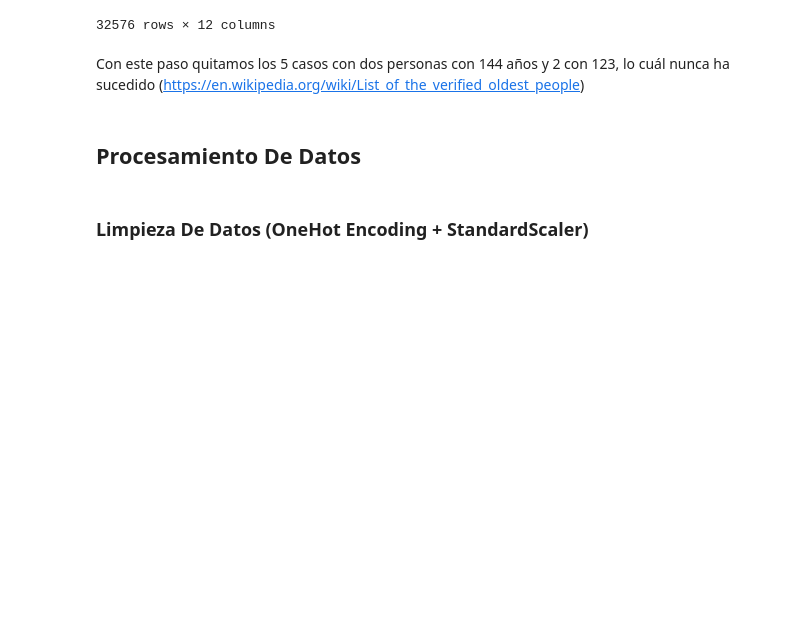
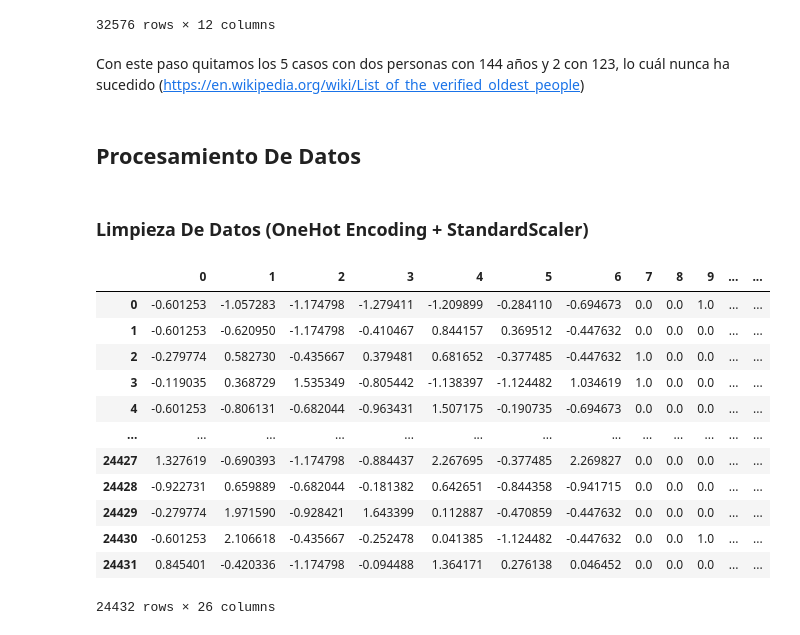
Before and after one commit to ch0fas/proyecto-final-aem, a Jupyter notebook: ProyectoFinal_E2_Sofia_Cesar.ipynb, the cells around one changed output. Cells and saved outputs as stored; diff of their text form; code cells hidden in the pictures; blank space fills up the shorter version.

```diff
--- a/ProyectoFinal_E2_Sofia_Cesar.ipynb
+++ b/ProyectoFinal_E2_Sofia_Cesar.ipynb
@@ -164,8 +164,49 @@ Con este paso quitamos los 5 casos con dos personas con 144 años y 2 con 123, l
 # %%
 X = df.drop(columns=['loan_status'])
 Y = df['loan_status']
+# %%
+X_train, X_test, Y_train, Y_test = train_test_split(X,Y,test_size=0.25,random_state=42)
 # %% [markdown]
 ### Limpieza De Datos (OneHot Encoding + StandardScaler)
 # %%
-variables_num = X.select_dtypes(include=['float64', 'int64']).columns.values
+variables_num = X_train.select_dtypes(include=['float64', 'int64']).columns.values
 variables_num = variables_num[variables_num != 'y']
+cat_variables = X_train.select_dtypes(include=['object', 'bool']).columns.values
+# %%
+pipe_num = Pipeline(steps=[
+    ('imputer', SimpleImputer(strategy='median')),
+    ('scaler', StandardScaler())
+])
+
+pipe_cat = Pipeline(steps=[
+    ('imputer', SimpleImputer(strategy='constant', fill_value='missing')),
+    ('onehot', OneHotEncoder(handle_unknown='ignore'))
+])
+
+preprocessor = ColumnTransformer(
+    transformers=[
+        ('num', pipe_num, variables_num),
+        ('cat', pipe_cat, cat_variables)
+    ]
+)
+
+ohe = preprocessor.fit(X_train)
+
+X_train_t = preprocessor.fit_transform(X_train)
+X_test_t = preprocessor.fit_transform(X_test)
+# %%
+pd.DataFrame(X_train_t)
+# %% [output]
+|  | 0 | 1 | 2 | 3 | 4 | 5 | 6 | 7 | 8 | 9 | ... | ... |
+| 0 | -0.601253 | -1.057283 | -1.174798 | -1.279411 | -1.209899 | -0.284110 | -0.694673 | 0.0 | 0.0 | 1.0 | ... | ... |
+| 1 | -0.601253 | -0.620950 | -1.174798 | -0.410467 | 0.844157 | 0.369512 | -0.447632 | 0.0 | 0.0 | 0.0 | ... | ... |
+| 2 | -0.279774 | 0.582730 | -0.435667 | 0.379481 | 0.681652 | -0.377485 | -0.447632 | 1.0 | 0.0 | 0.0 | ... | ... |
+| 3 | -0.119035 | 0.368729 | 1.535349 | -0.805442 | -1.138397 | -1.124482 | 1.034619 | 1.0 | 0.0 | 0.0 | ... | ... |
+| 4 | -0.601253 | -0.806131 | -0.682044 | -0.963431 | 1.507175 | -0.190735 | -0.694673 | 0.0 | 0.0 | 0.0 | ... | ... |
+| ... | ... | ... | ... | ... | ... | ... | ... | ... | ... | ... | ... | ... |
+| 24427 | 1.327619 | -0.690393 | -1.174798 | -0.884437 | 2.267695 | -0.377485 | 2.269827 | 0.0 | 0.0 | 0.0 | ... | ... |
+| 24428 | -0.922731 | 0.659889 | -0.682044 | -0.181382 | 0.642651 | -0.844358 | -0.941715 | 0.0 | 0.0 | 0.0 | ... | ... |
+| 24429 | -0.279774 | 1.971590 | -0.928421 | 1.643399 | 0.112887 | -0.470859 | -0.447632 | 0.0 | 0.0 | 0.0 | ... | ... |
+| 24430 | -0.601253 | 2.106618 | -0.435667 | -0.252478 | 0.041385 | -1.124482 | -0.447632 | 0.0 | 0.0 | 1.0 | ... | ... |
+| 24431 | 0.845401 | -0.420336 | -1.174798 | -0.094488 | 1.364171 | 0.276138 | 0.046452 | 0.0 | 0.0 | 0.0 | ... | ... |
+24432 rows × 26 columns
```
Also changed, not shown: parts of 3 cells of this notebook.
